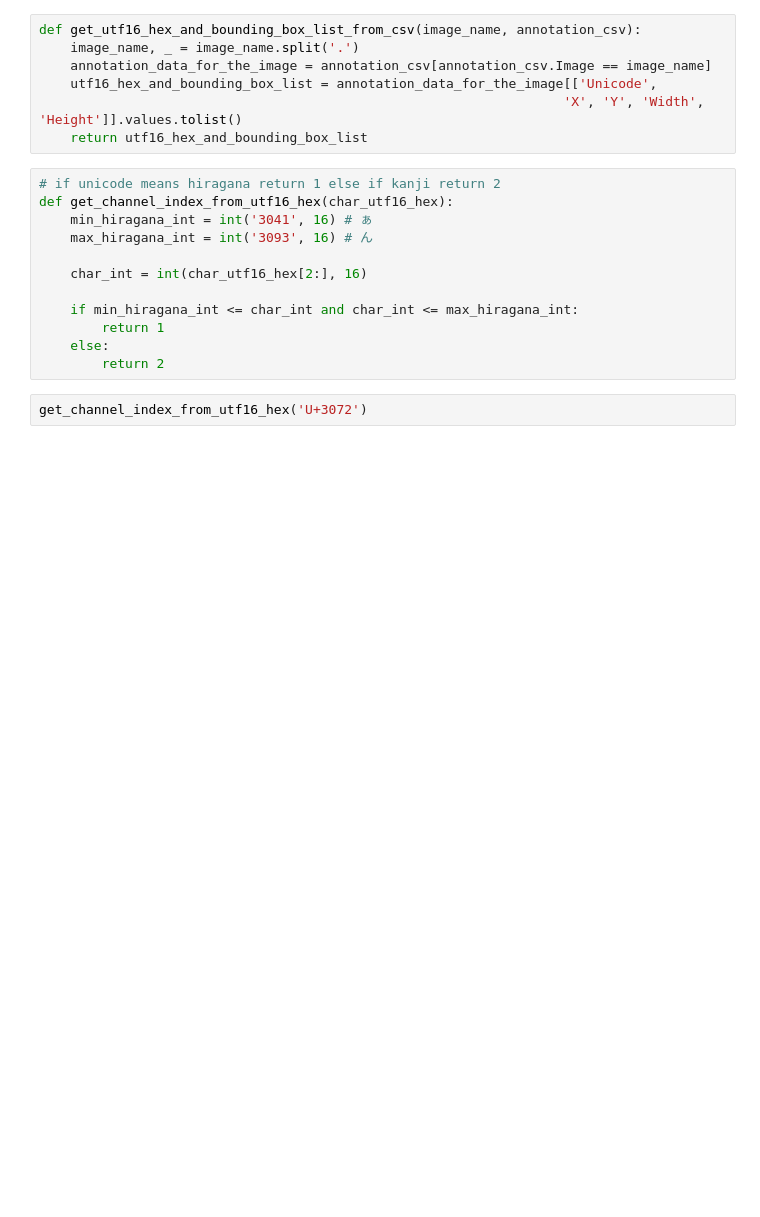
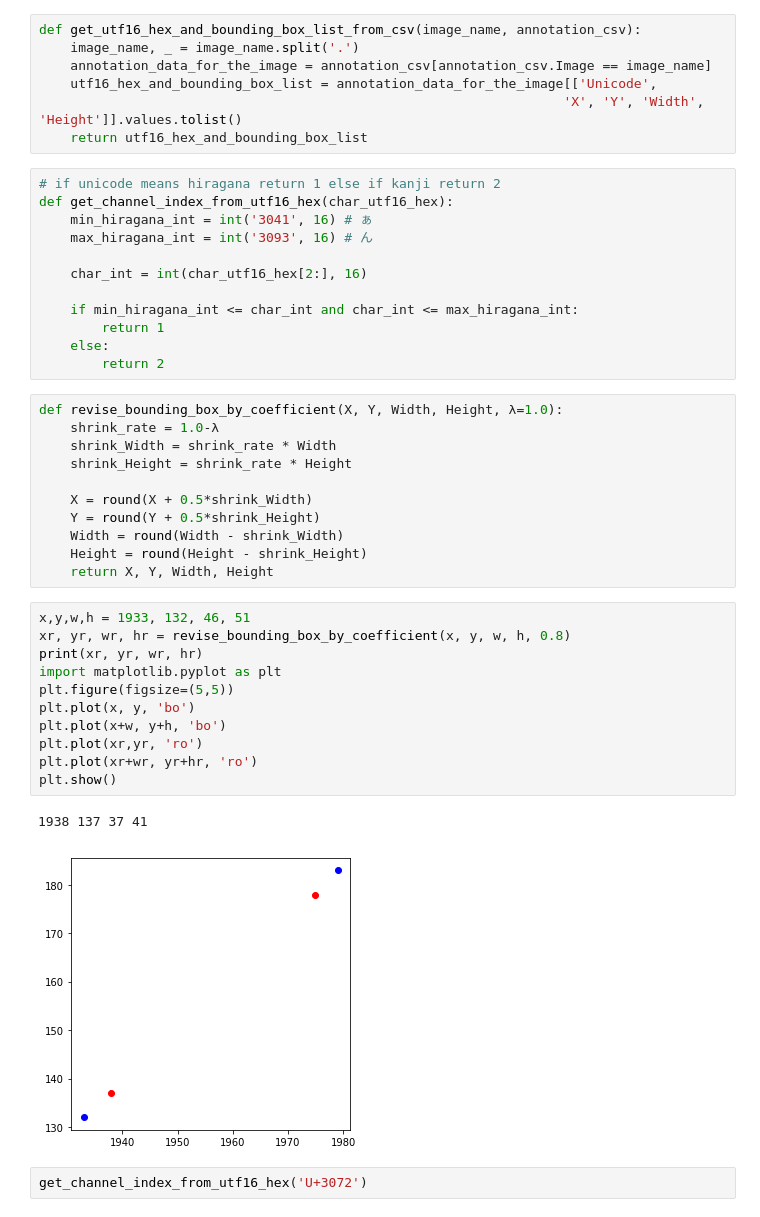
Before and after one commit to cross32768/doc_detection, a Jupyter notebook: make_label_kanji_kana.ipynb, the cells around one changed output. Saved outputs shown, nothing was run; the diff lists cells and outputs as text; blank space fills up the shorter version.

Commit message:
fix bug about shrinking bounding box

```diff
--- a/make_label_kanji_kana.ipynb
+++ b/make_label_kanji_kana.ipynb
@@ -28,6 +28,31 @@ def get_channel_index_from_utf16_hex(char_utf16_hex):
         return 1
     else:
         return 2
+# %%
+def revise_bounding_box_by_coefficient(X, Y, Width, Height, λ=1.0):
+    shrink_rate = 1.0-λ
+    shrink_Width = shrink_rate * Width
+    shrink_Height = shrink_rate * Height
+
+    X = round(X + 0.5*shrink_Width)
+    Y = round(Y + 0.5*shrink_Height)
+    Width = round(Width - shrink_Width)
+    Height = round(Height - shrink_Height)
+    return X, Y, Width, Height
+# %%
+x,y,w,h = 1933, 132, 46, 51
+xr, yr, wr, hr = revise_bounding_box_by_coefficient(x, y, w, h, 0.8)
+print(xr, yr, wr, hr)
+import matplotlib.pyplot as plt
+plt.figure(figsize=(5,5))
+plt.plot(x, y, 'bo')
+plt.plot(x+w, y+h, 'bo')
+plt.plot(xr,yr, 'ro')
+plt.plot(xr+wr, yr+hr, 'ro')
+plt.show()
+# %% [output]
+1938 137 37 41
+[figure, added]
 # %%
 get_channel_index_from_utf16_hex('U+3072')
 # %% [output]
```
